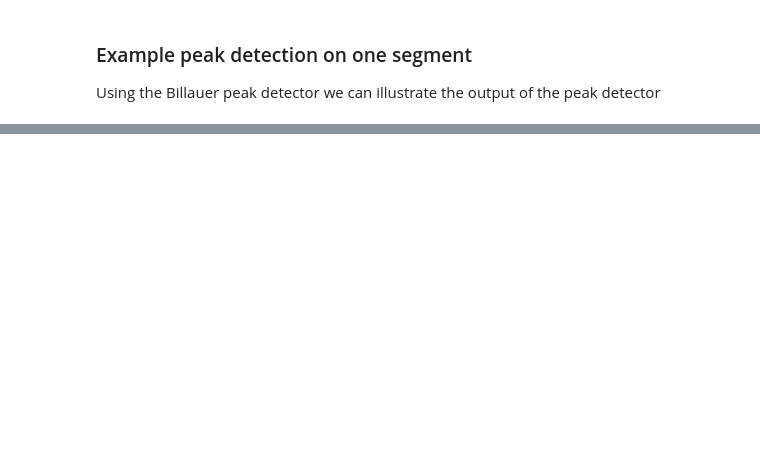
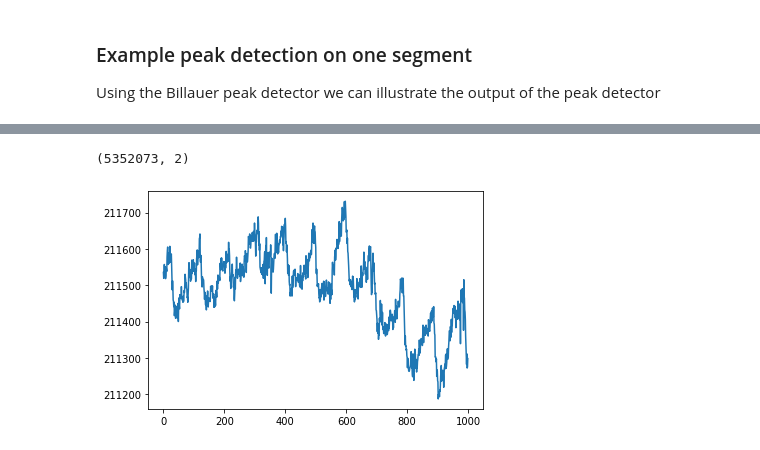
Before and after one commit to meta00/vital_sqi, a Jupyter notebook: examples/SQI_pipeline_PPG.ipynb, the cells around one changed output, grey strips where cells are left out. Cells and saved outputs as stored; diff of their text form; code cells hidden in the pictures; blank space fills up the shorter version.

```diff
--- a/examples/SQI_pipeline_PPG.ipynb
+++ b/examples/SQI_pipeline_PPG.ipynb
@@ -126,0 +191,19 @@ print(computed_sqi[2])
+# %%
+file_name = "ppg_noisy.csv"
+ppg_data = PPG_reader(os.path.join("../tests/test_data",file_name),
+                      signal_idx=['PLETH', 'IR_ADC'],
+                      timestamp_idx= ['TIMESTAMP_MS'],
+                      info_idx=['SPO2_PCT','PULSE_BPM','PERFUSION_INDEX'],
+                      timestamp_unit='ms', sampling_rate=sampling_rate, start_datetime=None)
+
+#We have loaded a single data column, therefore we only have 1D timeseries
+print(ppg_data.signals.shape)
+#Plot a random 10s segment of the signal
+start = 4900000
+s = np.arange(0,1000,1)
+fig, ax = plt.subplots()
+ax.plot(s, ppg_data.signals.T[1][start:start+len(s)])
+plt.show()
+# %% [output]
+(5352073, 2)
+[figure, added]
```
Also changed, not shown: parts of 14 cells of this notebook, 5 other files.
